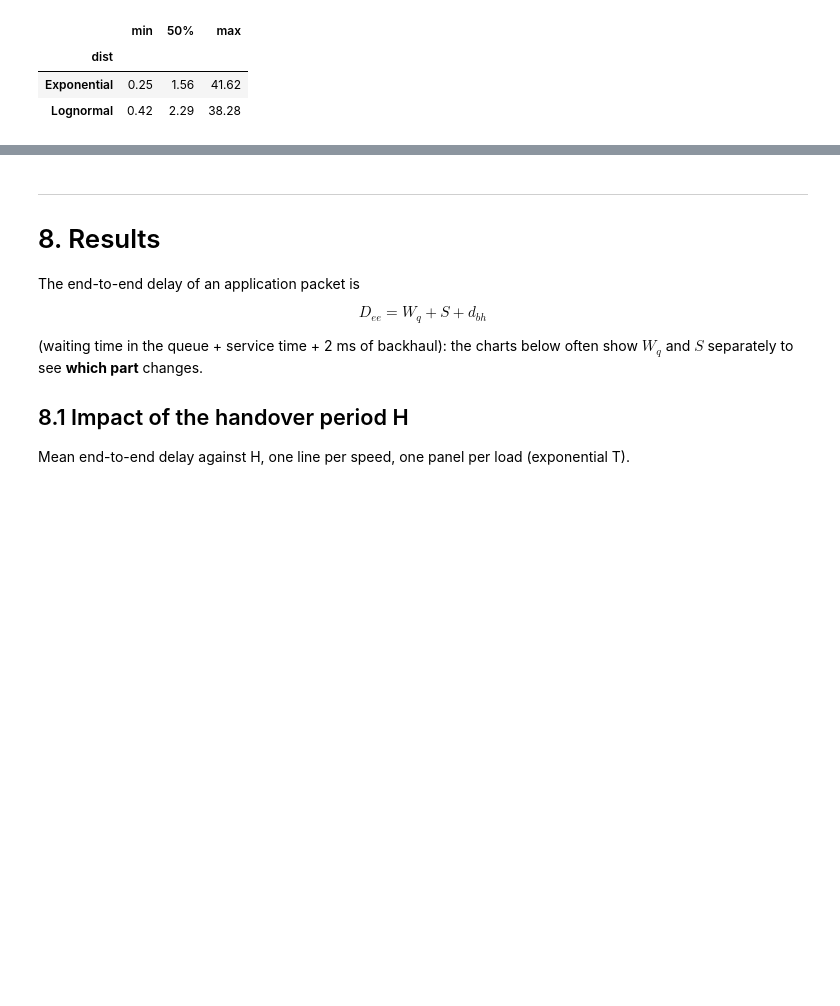
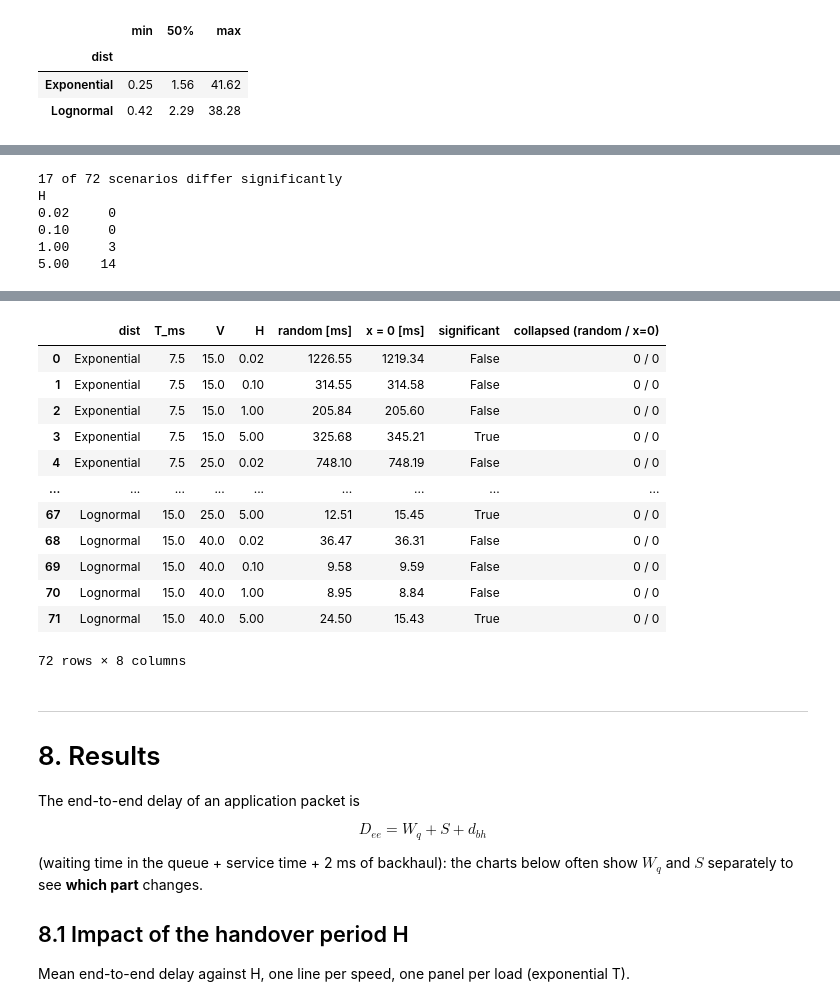
Before and after one commit to Milko0/5G-Vehicle, a Jupyter notebook: Analysis/analyze_results.ipynb, the cells around one changed output, grey strips where cells are left out. Drawn from its saved outputs; the diff is of its cells as text; code cells hidden in the pictures; blank space fills up the shorter version.

```diff
--- a/Analysis/analyze_results.ipynb
+++ b/Analysis/analyze_results.ipynb
@@ -69,6 +69,10 @@ def load_runs(config):
     for name in itervars["attrname"].unique():
         rows = itervars[itervars["attrname"] == name].set_index("run")
         runs[name] = rows["attrvalue"].astype(float)
+
+    # number of the replication (0 ... 29)
+    reps = raw[(raw["type"] == "runattr") & (raw["attrname"] == "repetition")].set_index("run")
+    runs["repetition"] = reps["attrvalue"].astype(int)
 
     # a run COLLAPSES when its queue explodes: in all the stable runs the queue never holds more than
     # ~1,600 packets, in a collapsing run it reaches tens of thousands (nothing in between)
@@ -354,0 +427,33 @@ Exponential   7.5 40.0 5.0          7
+# %%
+summary_fixed = summarize(fixed, ["dist", "T_ms", "V", "H"], METRICS)
+both = summary.merge(summary_fixed, on=["dist", "T_ms", "V", "H"], suffixes=(" random", " x=0"))
+both["random [ms]"] = both["endToEndDelay:mean random"] * 1000
+both["x = 0 [ms]"] = both["endToEndDelay:mean x=0"] * 1000
+both["significant"] = (abs(both["endToEndDelay:mean random"] - both["endToEndDelay:mean x=0"])
+                       > both["endToEndDelay:mean_ci random"] + both["endToEndDelay:mean_ci x=0"])
+both["collapsed (random / x=0)"] = both["collapsed random"].astype(str) + " / " + both["collapsed x=0"].astype(str)
+
+print(both["significant"].sum(), "of", len(both), "scenarios differ significantly")
+print(both.groupby("H")["significant"].sum().rename("significant differences per H").to_string())
+
+fig = go.Figure()
+for k, v in enumerate([15, 25, 40]):
+    d_random = summary[(summary["dist"] == "Exponential") & (summary["T_ms"] == 10) & (summary["V"] == v)]
+    d_fixed = summary_fixed[(summary_fixed["dist"] == "Exponential") & (summary_fixed["T_ms"] == 10) & (summary_fixed["V"] == v)]
+    add_line(fig, d_random, "H", "endToEndDelay:mean", f"V = {v} m/s, random start", k)
+    add_line(fig, d_fixed, "H", "endToEndDelay:mean", f"V = {v} m/s, x = 0", k, dash="dot")
+fig.update_xaxes(type="log", title="H [s] (log)")
+fig.update_yaxes(type="log", dtick=1, title="mean E2E delay [ms] (log)")
+style(fig, "Random start against fixed start (x = 0)",
+      "exponential T, E[T] = 10 ms; mean of 30 replications, 95 % CI", height=560)
+save(fig, "07_fixed_vs_random_start")
+fig.show()
+
+both[["dist", "T_ms", "V", "H", "random [ms]", "x = 0 [ms]", "significant", "collapsed (random / x=0)"]].round(2)
+# %% [output]
+17 of 72 scenarios differ significantly
+H
+0.02     0
+0.10     0
+1.00     3
+5.00    14
@@ -355,3 +461,16 @@ Exponential   7.5 40.0 5.0          7
+|  | dist | T_ms | V | H | random [ms] | x = 0 [ms] | significant | collapsed (random / x=0) |
+| 0 | Exponential | 7.5 | 15.0 | 0.02 | 1226.55 | 1219.34 | False | 0 / 0 |
+| 1 | Exponential | 7.5 | 15.0 | 0.10 | 314.55 | 314.58 | False | 0 / 0 |
+| 2 | Exponential | 7.5 | 15.0 | 1.00 | 205.84 | 205.60 | False | 0 / 0 |
+| 3 | Exponential | 7.5 | 15.0 | 5.00 | 325.68 | 345.21 | True | 0 / 0 |
+| 4 | Exponential | 7.5 | 25.0 | 0.02 | 748.10 | 748.19 | False | 0 / 0 |
+| ... | ... | ... | ... | ... | ... | ... | ... | ... |
+| 67 | Lognormal | 15.0 | 25.0 | 5.00 | 12.51 | 15.45 | True | 0 / 0 |
+| 68 | Lognormal | 15.0 | 40.0 | 0.02 | 36.47 | 36.31 | False | 0 / 0 |
+| 69 | Lognormal | 15.0 | 40.0 | 0.10 | 9.58 | 9.59 | False | 0 / 0 |
+| 70 | Lognormal | 15.0 | 40.0 | 1.00 | 8.95 | 8.84 | False | 0 / 0 |
+| 71 | Lognormal | 15.0 | 40.0 | 5.00 | 24.50 | 15.43 | True | 0 / 0 |
+72 rows × 8 columns
 # %% [markdown]
 ---
 # 8. Results
```
Also changed, not shown: parts of 6 cells of this notebook, 19 other files.
